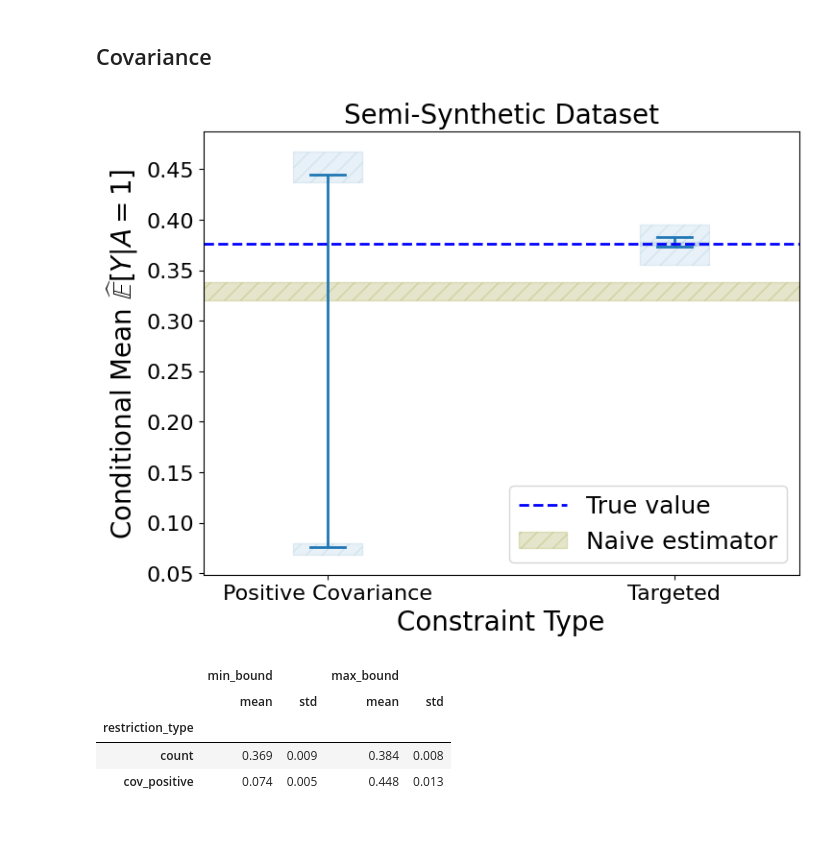
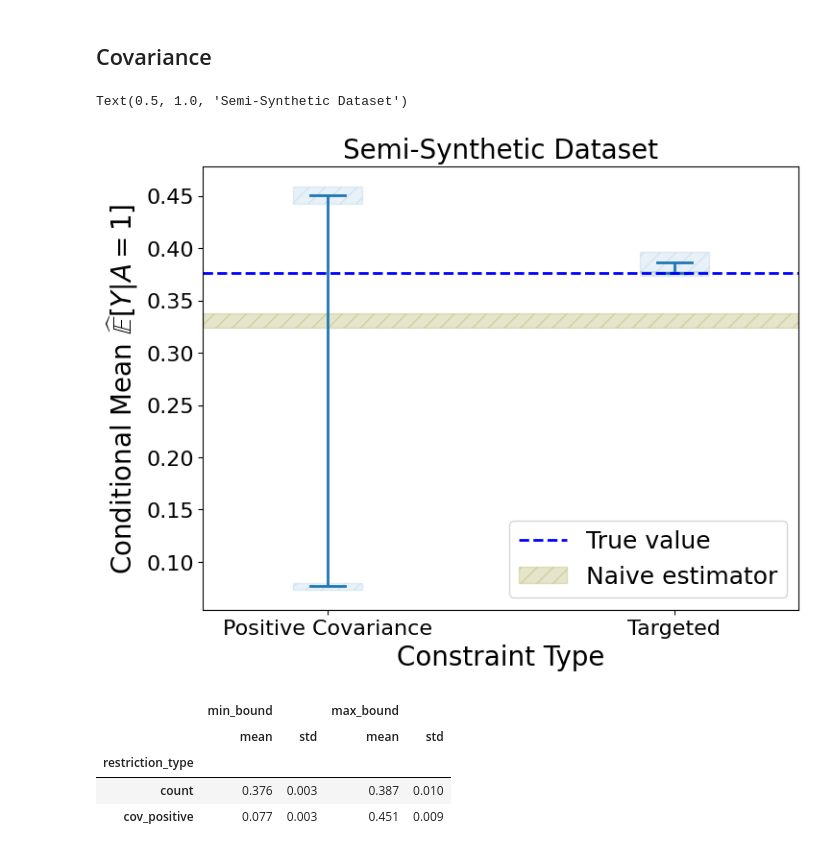
Before and after one commit to secg5/inference_contrained_distribution_shift, a Jupyter notebook: plotting/paper_plots.ipynb, the cells around one changed output. Cells and saved outputs as stored; diff of their text form; code cells hidden in the pictures.

```diff
--- a/plotting/paper_plots.ipynb
+++ b/plotting/paper_plots.ipynb
@@ -363,21 +370,22 @@ True coefficient: -1.769
 # %%
 fig, ax = plt.subplots(figsize=(8, 6))
 
 plotting_df_cov = utils.generate_cov_plots(
-    base_path="../experiment_artifacts/", timestamp="cov_results", ax=ax
+    base_path="../experiment_artifacts/", timestamp="Jan27-0104", ax=ax
 )
 
 handles, labels = ax.get_legend_handles_labels()
 relevant_handles = handles[-2:]
 relevant_labels = labels[-2:]
 ax.legend(
     loc="lower right", fontsize=18, handles=relevant_handles, labels=relevant_labels
 )
 
 ax.set_title("Semi-Synthetic Dataset", fontsize=20)
-fig.savefig("../semisynthetic_cov_restriction.png")
+# fig.savefig("../semisynthetic_cov_restriction.png")
 # %% [output]
+Text(0.5, 1.0, 'Semi-Synthetic Dataset')
-[figure, old version]
+[figure, new version]
 # %%
 plotting_df_cov.groupby(["restriction_type"])[["min_bound", "max_bound"]].agg(
     ["mean", "std"]
@@ -386,5 +394,5 @@ plotting_df_cov.groupby(["restriction_type"])[["min_bound", "max_bound"]].agg(
 |  | min_bound |  | max_bound |  |
 |  | mean | std | mean | std |
 | restriction_type |  |  |  |  |
-| count | 0.369 | 0.009 | 0.384 | 0.008 |
-| cov_positive | 0.074 | 0.005 | 0.448 | 0.013 |
+| count | 0.376 | 0.003 | 0.387 | 0.010 |
+| cov_positive | 0.077 | 0.003 | 0.451 | 0.009 |
```
Also changed, not shown: parts of 5 cells of this notebook, 1 other file.
